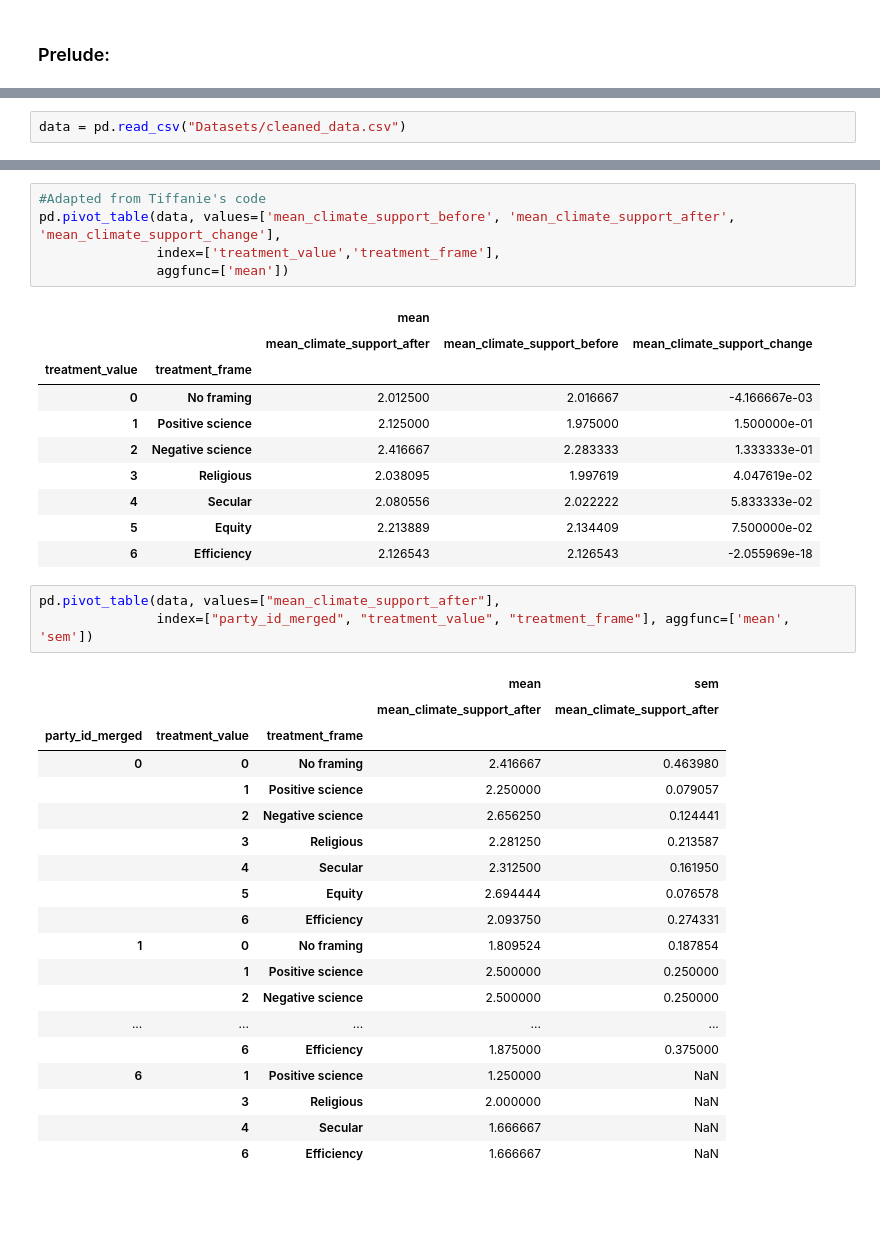
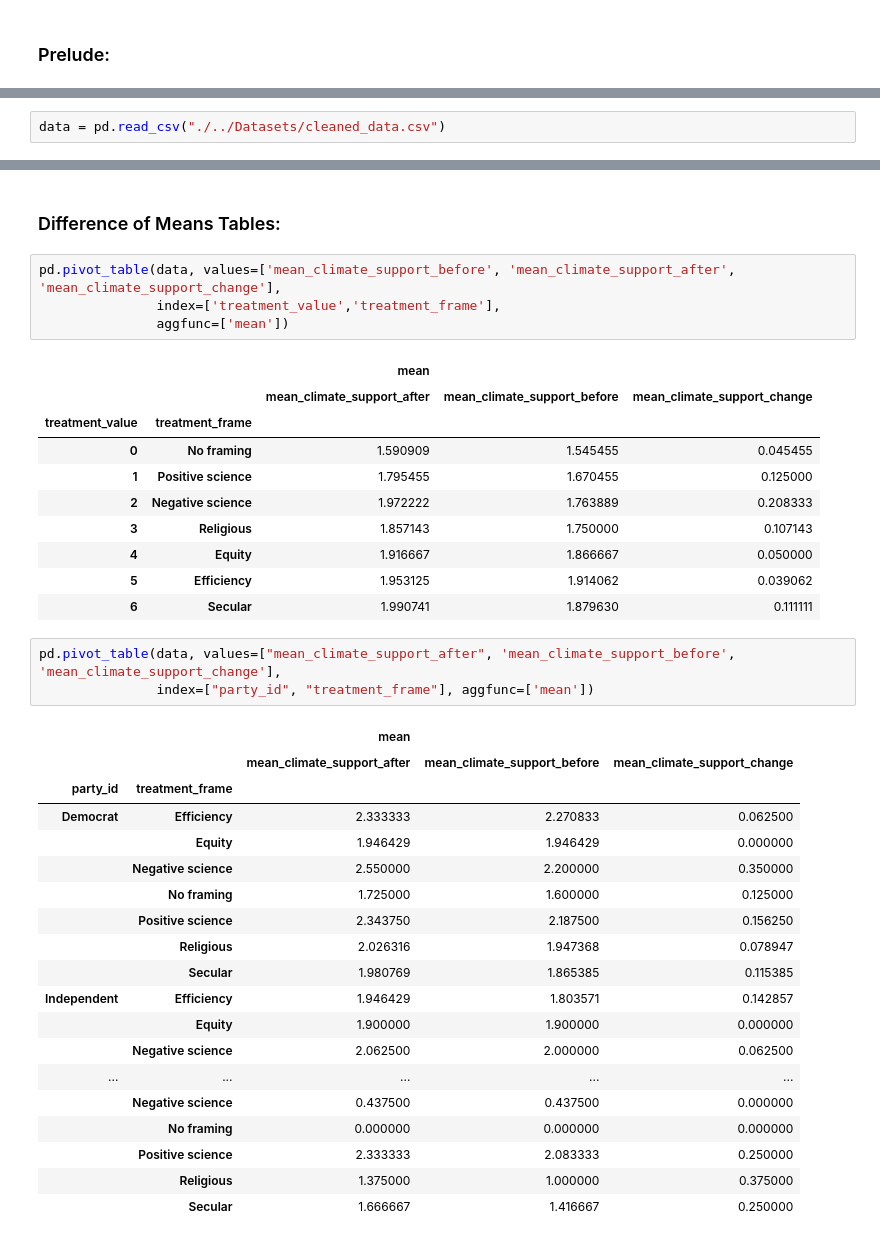
Before and after one commit to UChicago-pol-methods/ssi3-data-analysis, a Jupyter notebook: dataAnalysis.ipynb, the cells around one changed output, grey strips where cells are left out. Saved outputs shown, nothing was run; the diff lists cells and outputs as text; blank space fills up the shorter version.

```diff
--- a/dataAnalysis.ipynb
+++ b/dataAnalysis.ipynb
@@ -8,4 +11,4 @@ import seaborn as sns
 import statsmodels.api as sm
 set_seed = 42
 # %%
-data = pd.read_csv("Datasets/cleaned_data.csv")
+data = pd.read_csv("./../Datasets/cleaned_data.csv")
@@ -41,5 +32,6 @@ treatment_freq.to_frame().sort_index().join(treatment_rel_freq)
+# %% [markdown]
+### Difference of Means Tables:
 # %%
-#Adapted from Tiffanie's code
 pd.pivot_table(data, values=['mean_climate_support_before', 'mean_climate_support_after', 'mean_climate_support_change'],
                index=['treatment_value','treatment_frame'],
                aggfunc=['mean'])
@@ -47,33 +39,33 @@ pd.pivot_table(data, values=['mean_climate_support_before', 'mean_climate_suppor
 |  |  | mean |  |  |
 |  |  | mean_climate_support_after | mean_climate_support_before | mean_climate_support_change |
 | treatment_value | treatment_frame |  |  |  |
-| 0 | No framing | 2.012500 | 2.016667 | -4.166667e-03 |
-| 1 | Positive science | 2.125000 | 1.975000 | 1.500000e-01 |
-| 2 | Negative science | 2.416667 | 2.283333 | 1.333333e-01 |
-| 3 | Religious | 2.038095 | 1.997619 | 4.047619e-02 |
-| 4 | Secular | 2.080556 | 2.022222 | 5.833333e-02 |
-| 5 | Equity | 2.213889 | 2.134409 | 7.500000e-02 |
-| 6 | Efficiency | 2.126543 | 2.126543 | -2.055969e-18 |
+| 0 | No framing | 1.590909 | 1.545455 | 0.045455 |
+| 1 | Positive science | 1.795455 | 1.670455 | 0.125000 |
+| 2 | Negative science | 1.972222 | 1.763889 | 0.208333 |
+| 3 | Religious | 1.857143 | 1.750000 | 0.107143 |
+| 4 | Equity | 1.916667 | 1.866667 | 0.050000 |
+| 5 | Efficiency | 1.953125 | 1.914062 | 0.039062 |
+| 6 | Secular | 1.990741 | 1.879630 | 0.111111 |
 # %%
-pd.pivot_table(data, values=["mean_climate_support_after"],
-               index=["party_id_merged", "treatment_value", "treatment_frame"], aggfunc=['mean', 'sem'])
+pd.pivot_table(data, values=["mean_climate_support_after", 'mean_climate_support_before', 'mean_climate_support_change'],
+               index=["party_id", "treatment_frame"], aggfunc=['mean'])
 # %% [output]
-|  |  |  | mean | sem |
-|  |  |  | mean_climate_support_after | mean_climate_support_after |
-| party_id_merged | treatment_value | treatment_frame |  |  |
-| 0 | 0 | No framing | 2.416667 | 0.463980 |
-|  | 1 | Positive science | 2.250000 | 0.079057 |
-|  | 2 | Negative science | 2.656250 | 0.124441 |
-|  | 3 | Religious | 2.281250 | 0.213587 |
-|  | 4 | Secular | 2.312500 | 0.161950 |
-|  | 5 | Equity | 2.694444 | 0.076578 |
-|  | 6 | Efficiency | 2.093750 | 0.274331 |
-| 1 | 0 | No framing | 1.809524 | 0.187854 |
-|  | 1 | Positive science | 2.500000 | 0.250000 |
-|  | 2 | Negative science | 2.500000 | 0.250000 |
+|  |  | mean |  |  |
+|  |  | mean_climate_support_after | mean_climate_support_before | mean_climate_support_change |
+| party_id | treatment_frame |  |  |  |
+| Democrat | Efficiency | 2.333333 | 2.270833 | 0.062500 |
+|  | Equity | 1.946429 | 1.946429 | 0.000000 |
+|  | Negative science | 2.550000 | 2.200000 | 0.350000 |
+|  | No framing | 1.725000 | 1.600000 | 0.125000 |
+|  | Positive science | 2.343750 | 2.187500 | 0.156250 |
+|  | Religious | 2.026316 | 1.947368 | 0.078947 |
+|  | Secular | 1.980769 | 1.865385 | 0.115385 |
+| Independent | Efficiency | 1.946429 | 1.803571 | 0.142857 |
+|  | Equity | 1.900000 | 1.900000 | 0.000000 |
+|  | Negative science | 2.062500 | 2.000000 | 0.062500 |
 | ... | ... | ... | ... | ... |
-|  | 6 | Efficiency | 1.875000 | 0.375000 |
-| 6 | 1 | Positive science | 1.250000 | NaN |
-|  | 3 | Religious | 2.000000 | NaN |
-|  | 4 | Secular | 1.666667 | NaN |
-|  | 6 | Efficiency | 1.666667 | NaN |
+|  | Negative science | 0.437500 | 0.437500 | 0.000000 |
+|  | No framing | 0.000000 | 0.000000 | 0.000000 |
+|  | Positive science | 2.333333 | 2.083333 | 0.250000 |
+|  | Religious | 1.375000 | 1.000000 | 0.375000 |
+|  | Secular | 1.666667 | 1.416667 | 0.250000 |
```
Also changed, not shown: parts of 21 cells of this notebook, 1 other file.
